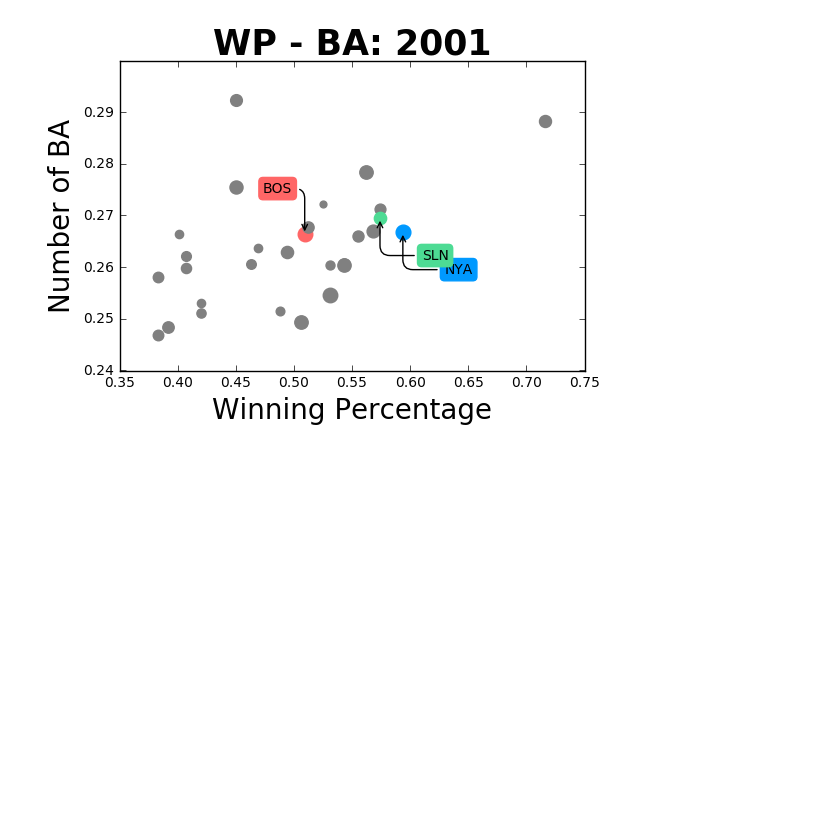
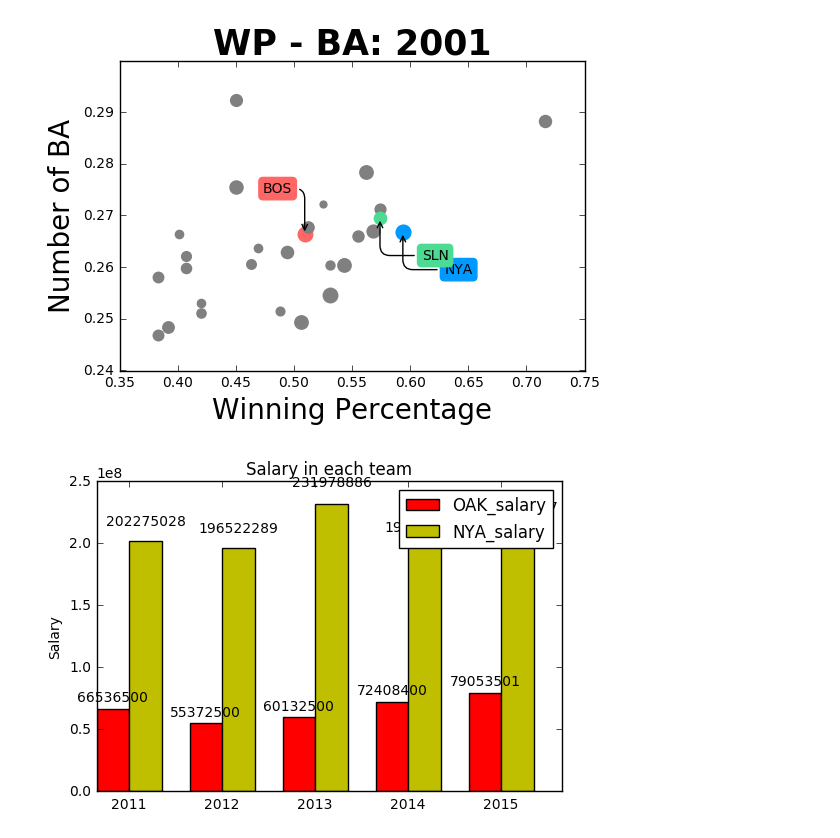
Before and after one commit to JeffWang0501/VALabProject2016, a Jupyter notebook: test.ipynb, the cells around one changed output. Drawn from its saved outputs; the diff is of its cells as text; code cells hidden in the pictures; blank space fills up the shorter version.

```diff
--- a/test.ipynb
+++ b/test.ipynb
@@ -120,3 +121,50 @@ def show_plot_bubble(teams, year):
 show_plot_bubble(teams, 2001)
 # %% [output]
 [figure]
+# %%
+#show bar chart
+
+N = 5
+ind = np.arange(N)  # the x locations for the groups
+width = 0.35       # the width of the bars
+
+OAK_salary = (teams['salary'][2011, 'OAK'],
+            teams['salary'][2012, 'OAK'],
+            teams['salary'][2013, 'OAK'],
+            teams['salary'][2014, 'OAK'],
+            teams['salary'][2015, 'OAK'])
+
+fig,ax = plt.subplots()
+
+rects1 = ax.bar(ind, OAK_salary, width, color='r')
+
+NYA_salary = (teams['salary'][2011, 'NYA'],
+            teams['salary'][2012, 'NYA'],
+            teams['salary'][2013, 'NYA'],
+            teams['salary'][2014, 'NYA'],
+            teams['salary'][2015, 'NYA'])
+rects2 = ax.bar(ind + width, NYA_salary, width, color='y')
+
+# add some text for labels, title and axes ticks
+ax.set_ylabel('Salary')
+ax.set_title('Salary in each team')
+ax.set_xticks(ind + width)
+ax.set_xticklabels(('2011', '2012', '2013', '2014', '2015'))
+
+ax.legend((rects1[0], rects2[0]), ('OAK_salary', 'NYA_salary'))
+
+
+def autolabel(rects):
+    # attach some text labels
+    for rect in rects:
+        height = rect.get_height()
+        ax.text(rect.get_x() + rect.get_width()/2., 1.05*height,
+                '%d' % int(height),
+                ha='center', va='bottom')
+
+autolabel(rects1)
+autolabel(rects2)
+
+plt.show()
+# %% [output]
+[figure, added]
```
Also changed, not shown: parts of 2 cells of this notebook.
